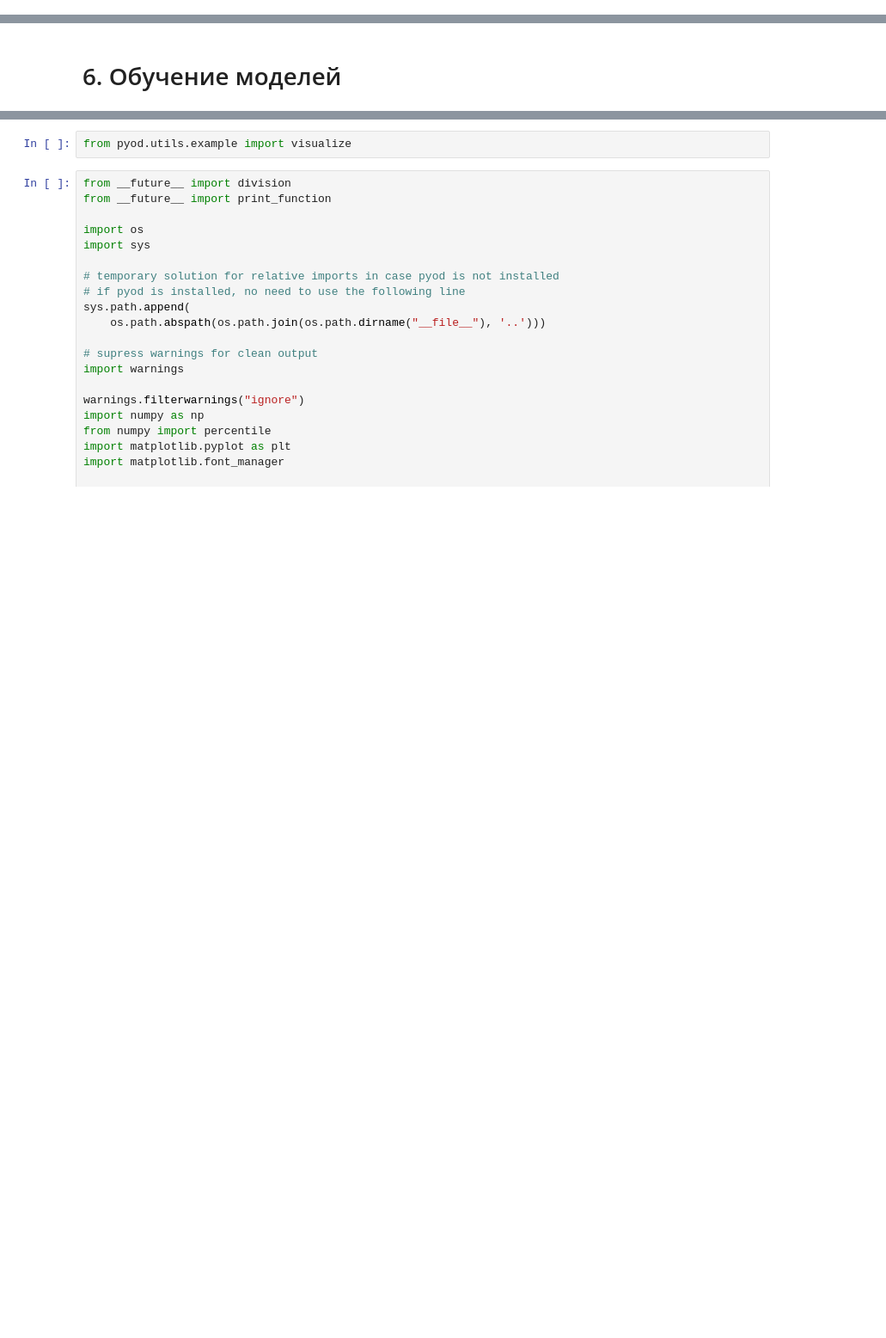
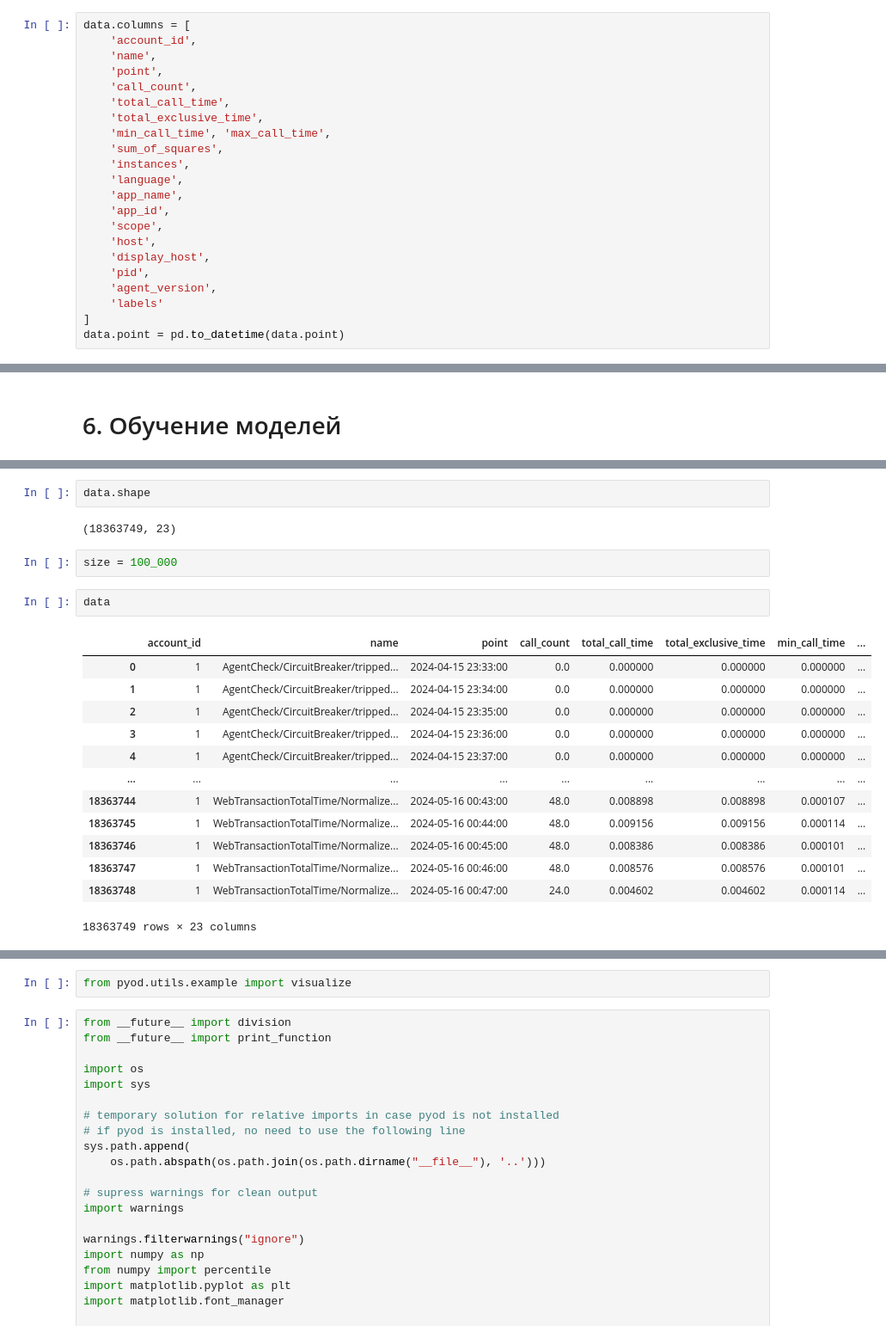
Before and after one commit to ilkaxd/RedLabHack, a Jupyter notebook: analytics/Анализ аномалий.ipynb, the cells around one changed output, grey strips where cells are left out. Shown: that part at 86% size. Cells and saved outputs as stored; diff of their text form; blank space fills up the shorter version.

```diff
--- a/analytics/Анализ аномалий.ipynb
+++ b/analytics/Анализ аномалий.ipynb
@@ -42,0 +267,22 @@ X_train, X_test, y_train, y_test = pyod.utils.data.generate_data(
+# %%
+data.columns = [
+    'account_id',
+    'name',
+    'point',
+    'call_count',
+    'total_call_time',
+    'total_exclusive_time',
+    'min_call_time', 'max_call_time',
+    'sum_of_squares',
+    'instances',
+    'language',
+    'app_name',
+    'app_id',
+    'scope',
+    'host',
+    'display_host',
+    'pid',
+    'agent_version',
+    'labels'
+]
+data.point = pd.to_datetime(data.point)
@@ -46,0 +535,22 @@ X_train, X_test, y_train, y_test = pyod.utils.data.generate_data(
+# %%
+data.shape
+# %% [output]
+(18363749, 23)
+# %%
+size = 100_000
+# %%
+data
+# %% [output]
+|  | account_id | name | point | call_count | total_call_time | total_exclusive_time | min_call_time | ... |
+| 0 | 1 | AgentCheck/CircuitBreaker/tripped... | 2024-04-15 23:33:00 | 0.0 | 0.000000 | 0.000000 | 0.000000 | ... |
+| 1 | 1 | AgentCheck/CircuitBreaker/tripped... | 2024-04-15 23:34:00 | 0.0 | 0.000000 | 0.000000 | 0.000000 | ... |
+| 2 | 1 | AgentCheck/CircuitBreaker/tripped... | 2024-04-15 23:35:00 | 0.0 | 0.000000 | 0.000000 | 0.000000 | ... |
+| 3 | 1 | AgentCheck/CircuitBreaker/tripped... | 2024-04-15 23:36:00 | 0.0 | 0.000000 | 0.000000 | 0.000000 | ... |
+| 4 | 1 | AgentCheck/CircuitBreaker/tripped... | 2024-04-15 23:37:00 | 0.0 | 0.000000 | 0.000000 | 0.000000 | ... |
+| ... | ... | ... | ... | ... | ... | ... | ... | ... |
+| 18363744 | 1 | WebTransactionTotalTime/Normalize... | 2024-05-16 00:43:00 | 48.0 | 0.008898 | 0.008898 | 0.000107 | ... |
+| 18363745 | 1 | WebTransactionTotalTime/Normalize... | 2024-05-16 00:44:00 | 48.0 | 0.009156 | 0.009156 | 0.000114 | ... |
+| 18363746 | 1 | WebTransactionTotalTime/Normalize... | 2024-05-16 00:45:00 | 48.0 | 0.008386 | 0.008386 | 0.000101 | ... |
+| 18363747 | 1 | WebTransactionTotalTime/Normalize... | 2024-05-16 00:46:00 | 48.0 | 0.008576 | 0.008576 | 0.000101 | ... |
+| 18363748 | 1 | WebTransactionTotalTime/Normalize... | 2024-05-16 00:47:00 | 24.0 | 0.004602 | 0.004602 | 0.000114 | ... |
+18363749 rows × 23 columns
```
Also changed, not shown: parts of 25 cells of this notebook, 2 other files.
